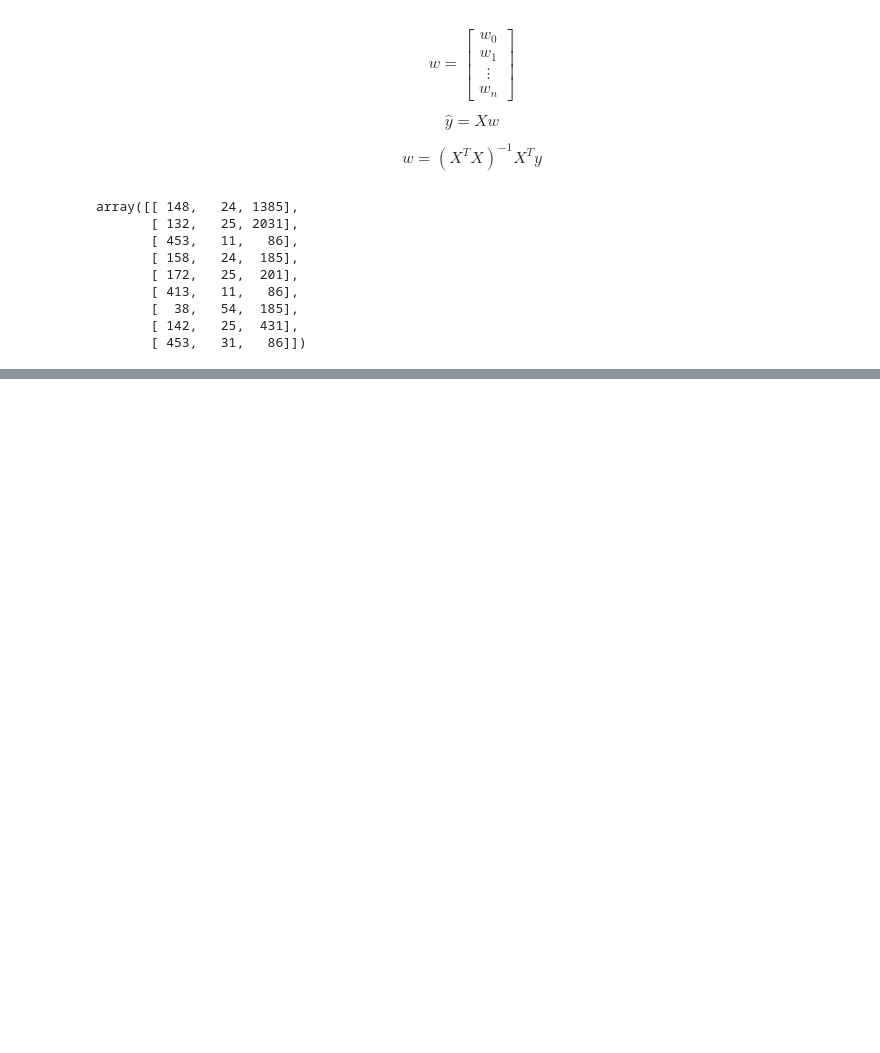
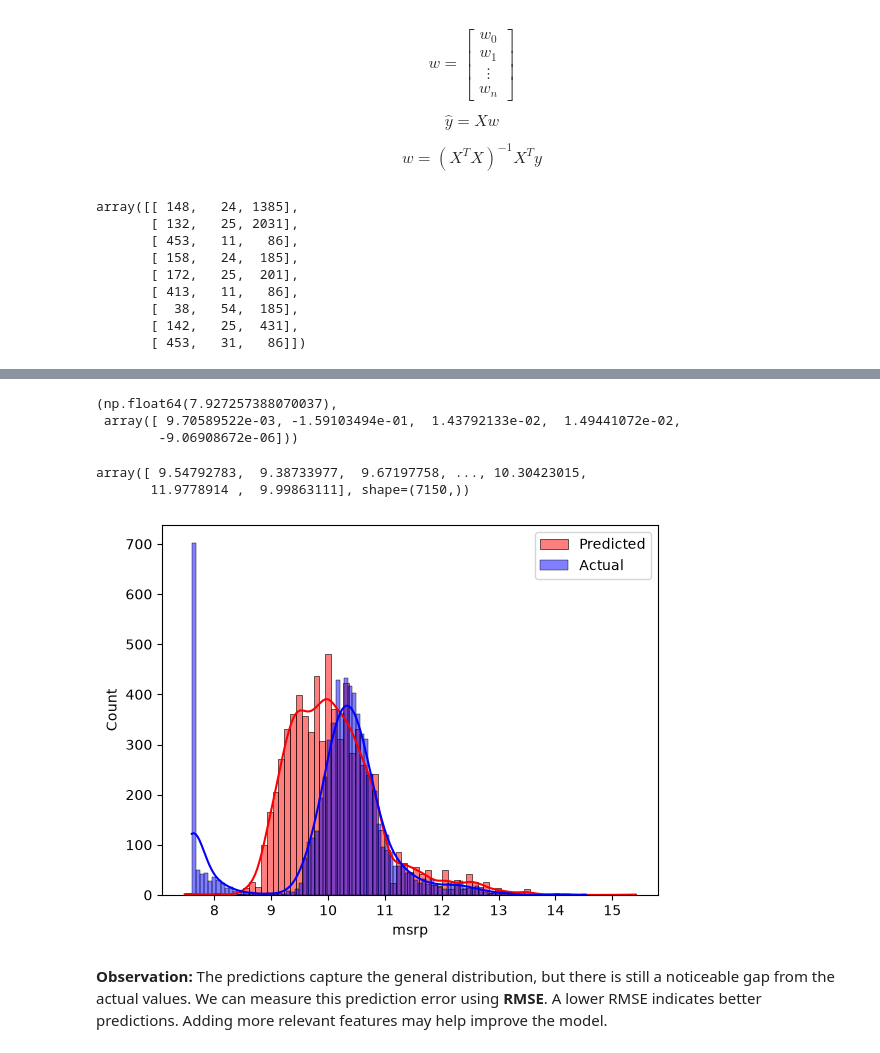
Before and after one commit to avinsio/ml-playground, a Jupyter notebook: 05-machine_learning/01-ml-zoomamp/01-regreesion/car_price_predication.ipynb, the cells around one changed output, grey strips where cells are left out. Saved outputs shown, nothing was run; the diff lists cells and outputs as text; code cells hidden in the pictures; blank space fills up the shorter version.

Commit message:
RMSE

```diff
--- a/05-machine_learning/01-ml-zoomamp/01-regreesion/car_price_predication.ipynb
+++ b/05-machine_learning/01-ml-zoomamp/01-regreesion/car_price_predication.ipynb
@@ -346,0 +349,4 @@ w0, w = train_linear_regression(X,y)
+# %%
+# lets build model on numerical features first
+base = ["engine_hp","engine_cylinders","highway_mpg","city_mpg","popularity"]
+df_train[base].head()
@@ -346,0 +360,28 @@ w0, w = train_linear_regression(X,y)
+# %%
+# for simplification let's fill null values with zero
+X_train = df_train[base].fillna(0).values
+# %%
+w0, w = train_linear_regression(X_train,y_train)
+# %%
+w0 , w
+# %% [output]
+(np.float64(7.927257388070037),
+ array([ 9.70589522e-03, -1.59103494e-01,  1.43792133e-02,  1.49441072e-02,
+        -9.06908672e-06]))
+# %%
+# predication on training data
+y_pred = w0 + X_train.dot(w)
+y_pred
+# %% [output]
+array([ 9.54792783,  9.38733977,  9.67197758, ..., 10.30423015,
+       11.9778914 ,  9.99863111], shape=(7150,))
+# %%
+# Visualize and compare the distributions of actual and predicted values
+sns.histplot(y_pred, kde=True, label="Predicted", color ="red")
+sns.histplot(y_train, kde=True, label="Actual", color="blue")
+plt.legend()
+plt.show()
+# %% [output]
+[figure, added]
+# %% [markdown]
+**Observation:** The predictions capture the general distribution, but there is still a noticeable gap from the actual values. We can measure this prediction error using **RMSE**. A lower RMSE indicates better predictions. Adding more relevant features may help improve the model.
```
Also changed, not shown: parts of 6 cells of this notebook.
